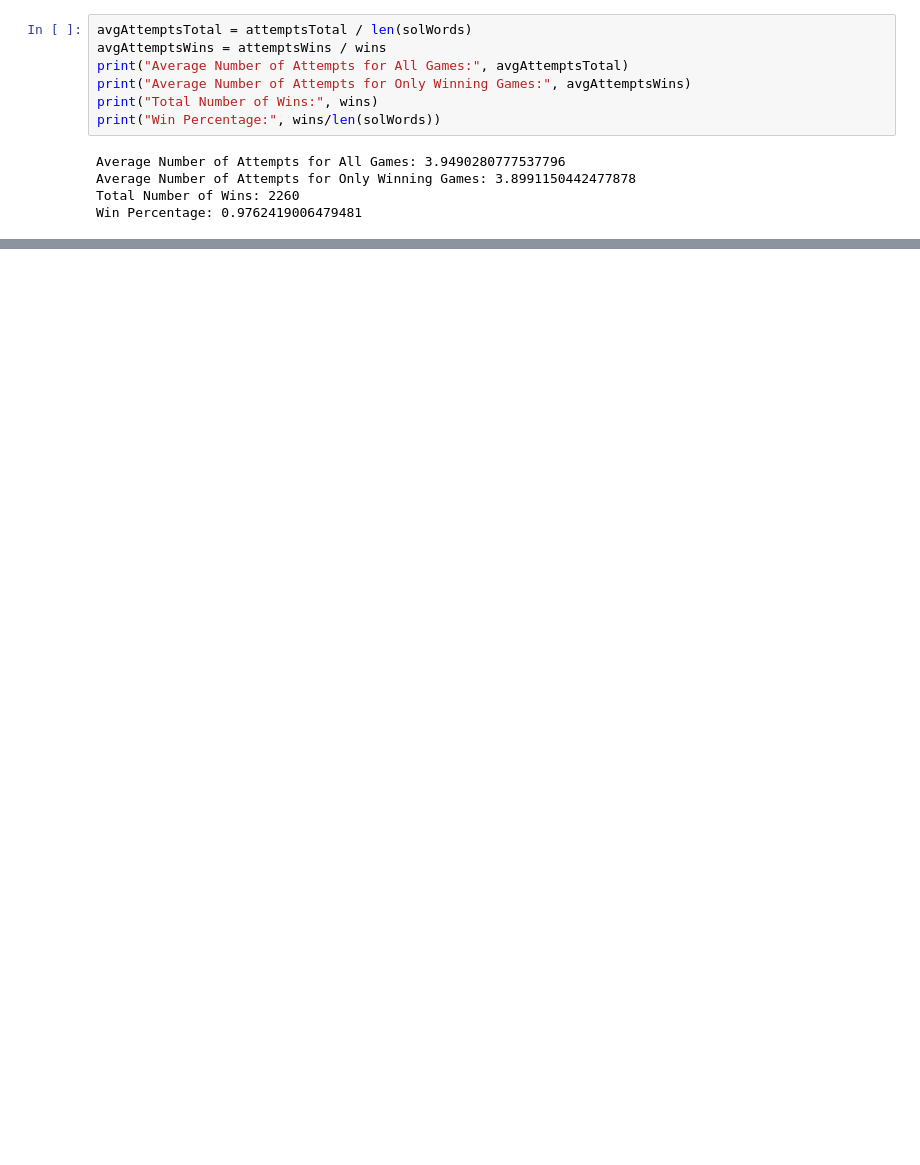
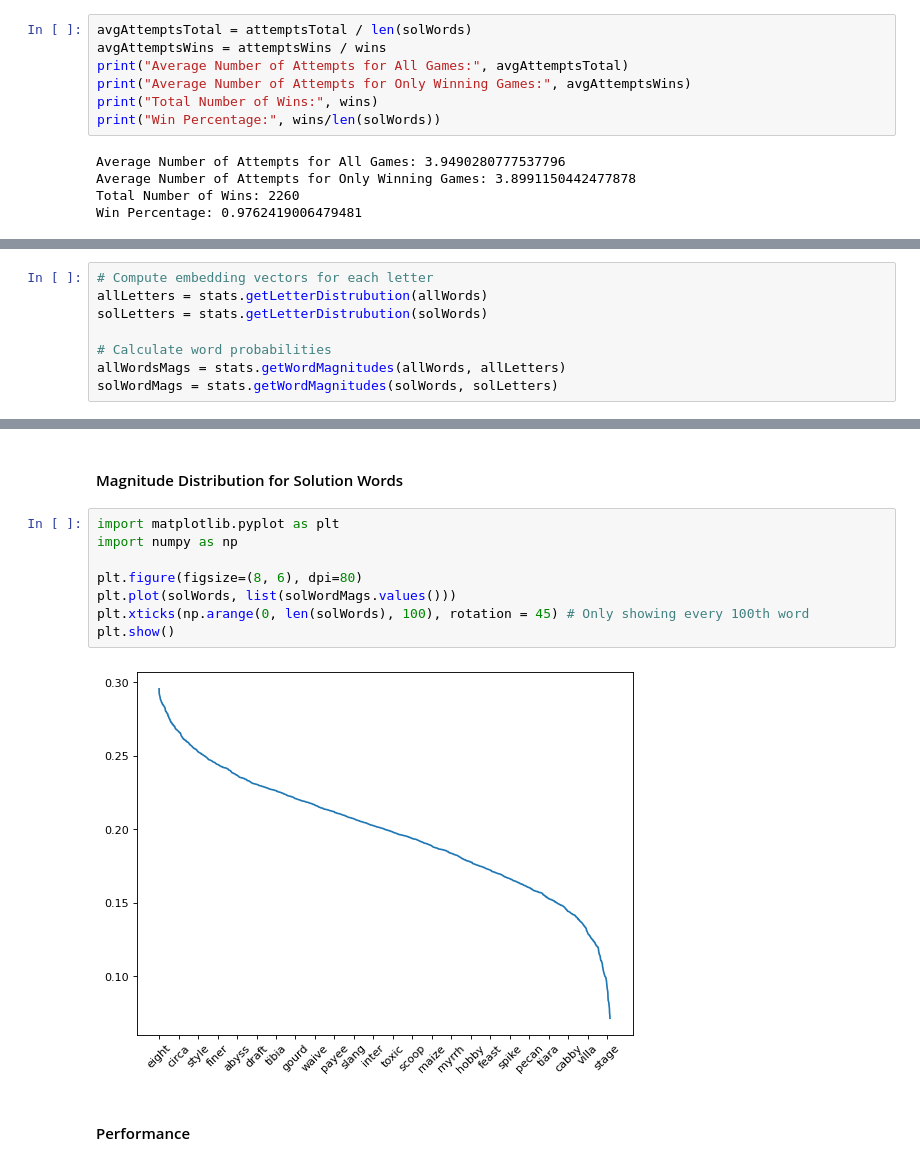
Before and after one commit to mattavallone/wordle-bot, a Jupyter notebook: evaluation.ipynb, the cells around one changed output, grey strips where cells are left out. Drawn from its saved outputs; the diff is of its cells as text; blank space fills up the shorter version.

```diff
--- a/evaluation.ipynb
+++ b/evaluation.ipynb
@@ -60,0 +159,8 @@ Win Percentage: 0.9762419006479481
+# %%
+# Compute embedding vectors for each letter
+allLetters = stats.getLetterDistrubution(allWords)
+solLetters = stats.getLetterDistrubution(solWords)
+
+# Calculate word probabilities
+allWordsMags = stats.getWordMagnitudes(allWords, allLetters)
+solWordMags = stats.getWordMagnitudes(solWords, solLetters)
@@ -60,0 +195,14 @@ Win Percentage: 0.9762419006479481
+# %% [markdown]
+#### Magnitude Distribution for Solution Words
+# %%
+import matplotlib.pyplot as plt
+import numpy as np
+
+plt.figure(figsize=(8, 6), dpi=80)
+plt.plot(solWords, list(solWordMags.values()))
+plt.xticks(np.arange(0, len(solWords), 100), rotation = 45) # Only showing every 100th word
+plt.show()
+# %% [output]
+[figure, added]
+# %% [markdown]
+#### Performance
```
Also changed, not shown: parts of 19 cells of this notebook, 3 other files.
